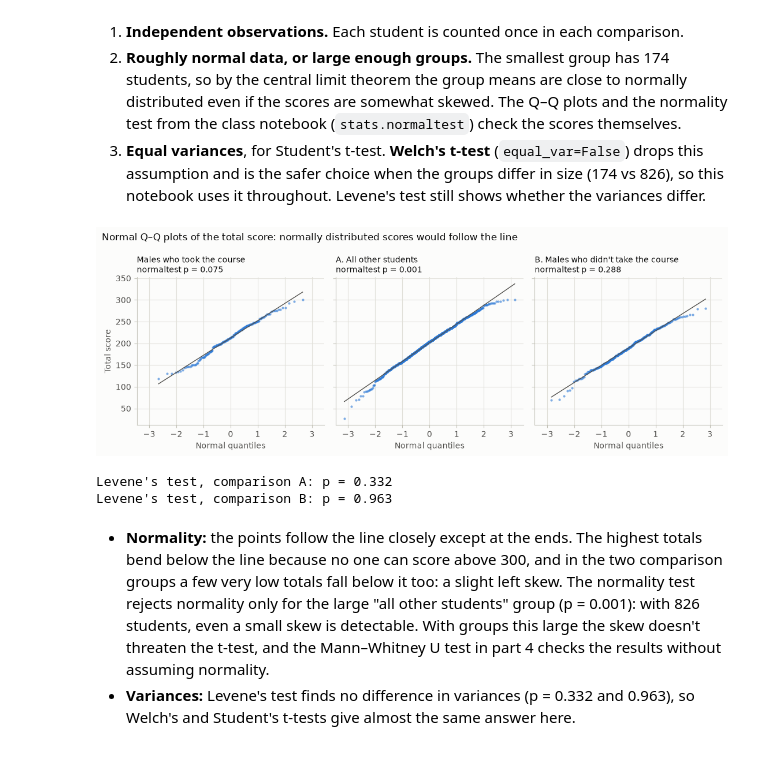
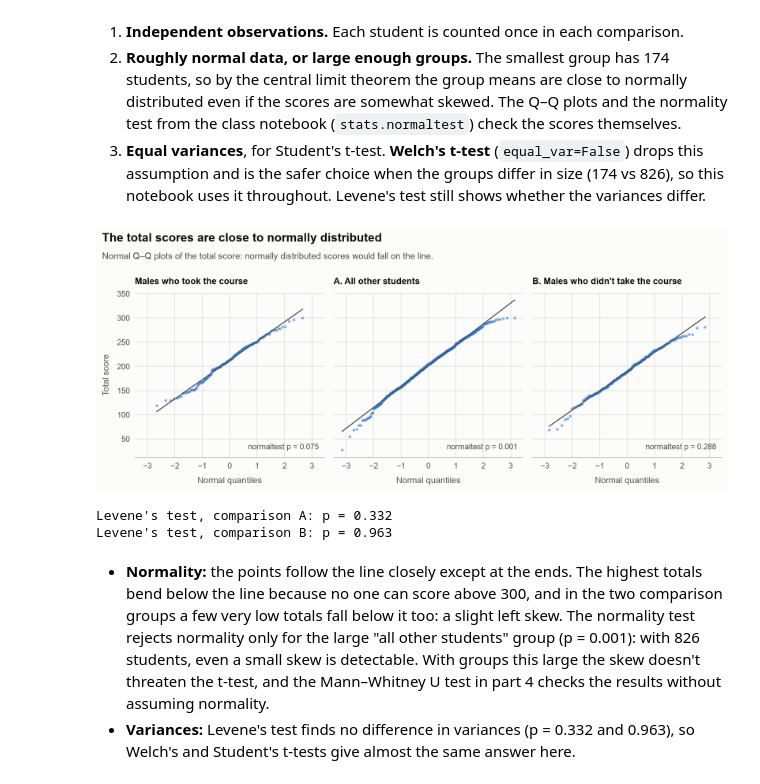
Before and after one commit to Shibainulove/6070-001-202630, a Jupyter notebook: WeeklyModules/Week12/Participation_Activity_Week12_Student_Performance_T_Test.ipynb, the cells around one changed output. Drawn from its saved outputs; the diff is of its cells as text; code cells hidden in the pictures.

```diff
--- a/WeeklyModules/Week12/Participation_Activity_Week12_Student_Performance_T_Test.ipynb
+++ b/WeeklyModules/Week12/Participation_Activity_Week12_Student_Performance_T_Test.ipynb
@@ -208,23 +230,29 @@ group_means.round(1)
 | A. All other students | 826 | 64.8 | 68.9 | 67.7 | 201.4 |
 | B. Males who didn't take the course | 308 | 66.7 | 62.8 | 59.6 | 189.1 |
 # %%
-fig, ax = plt.subplots(figsize=(9, 4))
+fig, ax = plt.subplots(figsize=(9, 4.6))
 rng = np.random.default_rng(12)  # fixed seed, so the jitter is the same on every run
 rows = list(groups)[::-1]        # first group at the top
+row_label = ax.get_yaxis_transform()  # x in axes fractions, y in data units: for the group names
 for y, name in enumerate(rows):
     totals = groups[name]['total score']
     focus = name == 'Males who took the course'
-    ax.scatter(totals, y + rng.uniform(-0.25, 0.25, len(totals)), s=9, linewidths=0,
-               color=BLUE if focus else GRAY, alpha=0.6 if focus else 0.35)
-    ax.plot([totals.mean()] * 2, [y - 0.32, y + 0.32], color=INK, linewidth=2, solid_capstyle='round')
-    ax.text(totals.mean(), y + 0.36, f'mean {totals.mean():.1f}', ha='center', va='bottom', fontsize=9, color=INK)
-ax.set_yticks(range(len(rows)), [f'{name}\n{len(groups[name])} students' for name in rows])
-ax.tick_params(axis='y', length=0)
+    ax.scatter(totals, y + rng.uniform(-0.24, 0.24, len(totals)), s=12, linewidths=0,
+               color=BLUE if focus else GRAY, alpha=0.6 if focus else 0.3)
+    ax.plot([totals.mean()] * 2, [y - 0.34, y + 0.34], color=INK, linewidth=2.5, solid_capstyle='round')
+    ax.annotate(f'{totals.mean():.1f}', xy=(totals.mean(), y + 0.34), xytext=(0, 4), textcoords='offset points',
+                ha='center', va='bottom', fontsize=10, fontweight='bold', color=INK)
+    # The group's name, with its number of students underneath in gray
+    ax.text(-0.025, y + 0.04, name, transform=row_label, ha='right', va='bottom', fontsize=10, color=INK)
+    ax.text(-0.025, y - 0.04, f'{len(totals)} students', transform=row_label, ha='right', va='top',
+            fontsize=9.5, color=INK_2)
+ax.set_yticks([])
 ax.spines['left'].set_visible(False)
 ax.set_xlim(0, 300)
-ax.set_ylim(-0.5, len(rows) - 0.3)
+ax.set_ylim(-0.5, len(rows) - 0.25)
 ax.grid(axis='x')
 ax.set_xlabel('Total score (out of 300)')
-ax.set_title('Total score by group. Each dot is a student; the black line is the group mean', loc='left')
+add_titles(fig, 'Males who took the course scored higher on average',
+           'Total score by group. Each dot is a student; the black line and number show the group mean.')
 plt.show()
 # %% [output]
@@ -240,26 +268,27 @@ A two-sample t-test assumes:
 2. **Roughly normal data, or large enough groups.** The smallest group has 174 students, so by the central limit theorem the group means are close to normally distributed even if the scores are somewhat skewed. The Q–Q plots and the normality test from the class notebook (`stats.normaltest`) check the scores themselves.
 3. **Equal variances**, for Student's t-test. **Welch's t-test** (`equal_var=False`) drops this assumption and is the safer choice when the groups differ in size (174 vs 826), so this notebook uses it throughout. Levene's test still shows whether the variances differ.
 # %%
-fig, axes = plt.subplots(1, 3, figsize=(11, 4), sharex=True, sharey=True)
+fig, axes = plt.subplots(1, 3, figsize=(10.5, 4.4), sharex=True, sharey=True)
 for ax, (name, group) in zip(axes, groups.items()):
     (theoretical, ordered), (slope, intercept, _) = stats.probplot(group['total score'])
-    ax.plot(theoretical, slope * theoretical + intercept, color=INK_2, linewidth=1)  # where normal data would lie
-    ax.scatter(theoretical, ordered, s=9, color=BLUE, alpha=0.6, linewidths=0)
-    ax.set_title(f'{name}\nnormaltest p = {fmt_p(stats.normaltest(group["total score"]).pvalue)}',
-                 loc='left', fontsize=10)
+    ax.plot(theoretical, slope * theoretical + intercept, color=INK_2, linewidth=1.2)  # where normal data would lie
+    ax.scatter(theoretical, ordered, s=11, color=BLUE, alpha=0.55, linewidths=0)
+    ax.text(0.97, 0.04, f'normaltest p = {fmt_p(stats.normaltest(group["total score"]).pvalue)}',
+            transform=ax.transAxes, ha='right', va='bottom', fontsize=9.5, color=INK_2)
+    ax.set_title(name)
     ax.set_xlabel('Normal quantiles')
+    ax.spines['left'].set_visible(False)
     ax.grid()
 axes[0].set_ylabel('Total score')
-fig.suptitle('Normal Q–Q plots of the total score: normally distributed scores would follow the line',
-             x=0.01, ha='left', fontsize=12, color=INK)
-plt.tight_layout()
+add_titles(fig, 'The total scores are close to normally distributed',
+           'Normal Q–Q plots of the total score: normally distributed scores would fall on the line.')
 plt.show()
 
 for label, other in [('A', all_others), ('B', male_no_course)]:
     levene = stats.levene(male_course['total score'], other['total score'])
     print(f"Levene's test, comparison {label}: p = {fmt_p(levene.pvalue)}")
 # %% [output]
-[figure, old version]
+[figure, new version]
 Levene's test, comparison A: p = 0.332
 Levene's test, comparison B: p = 0.963
 # %% [markdown]
```
Also changed, not shown: parts of 5 cells of this notebook.
